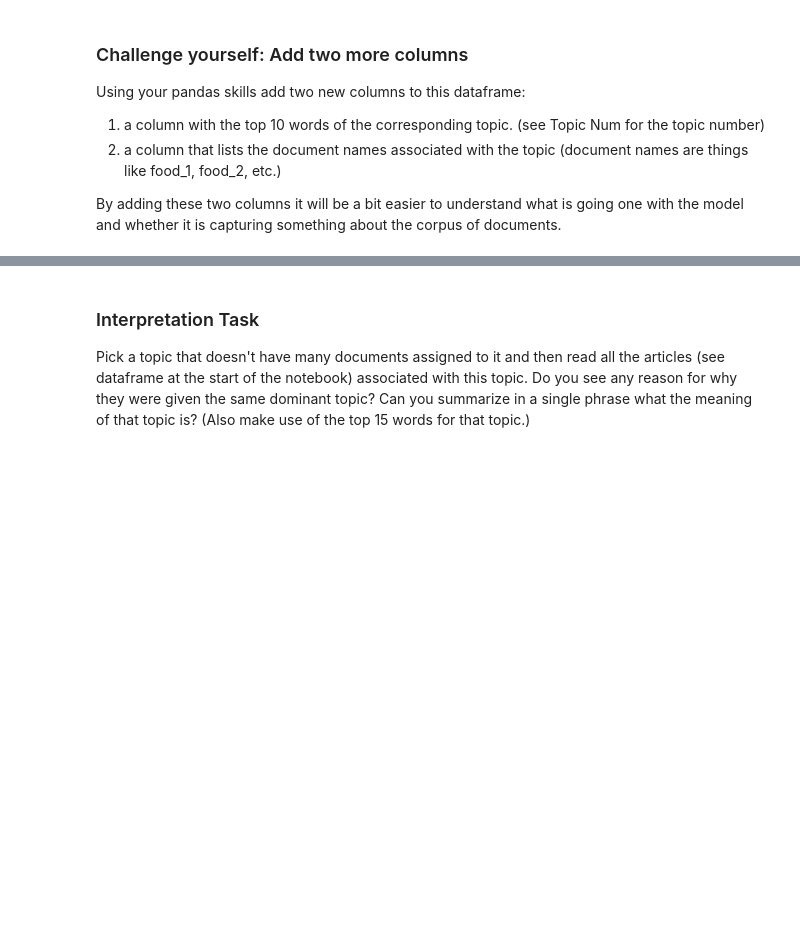
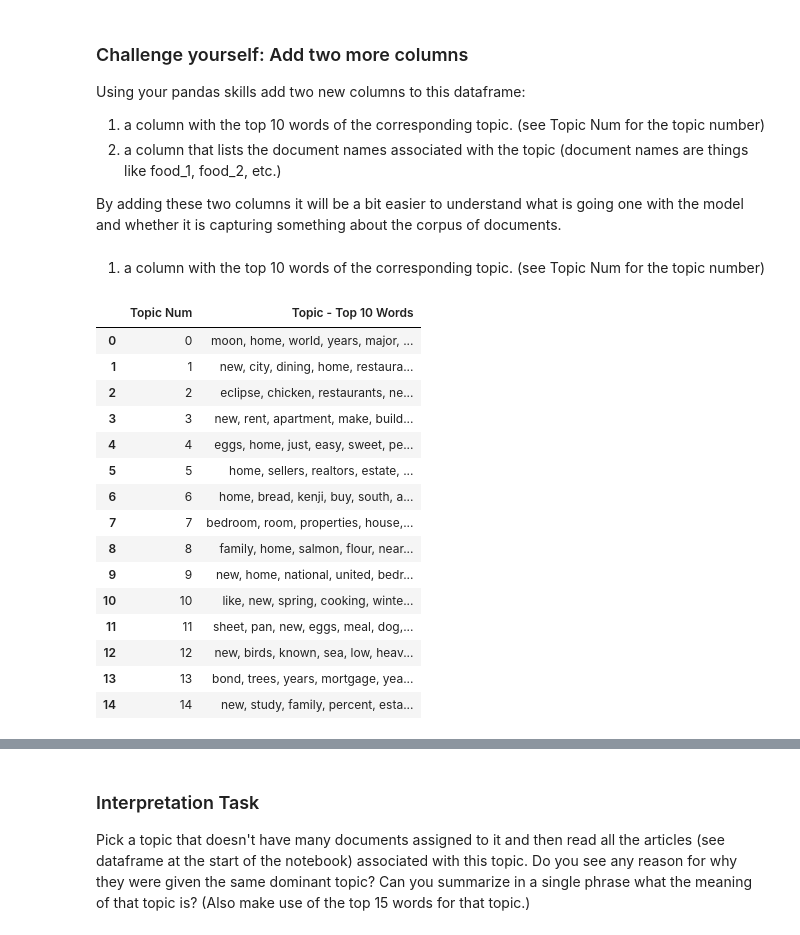
Before and after one commit to tsrogers9/cs3152024, a Jupyter notebook: CS315Week13LectureCode/TopicModeling/Topid Modeling with LDA.ipynb, the cells around one changed output, grey strips where cells are left out. Drawn from its saved outputs; the diff is of its cells as text; code cells hidden in the pictures; blank space fills up the shorter version.

```diff
--- a/CS315Week13LectureCode/TopicModeling/Topid Modeling with LDA.ipynb
+++ b/CS315Week13LectureCode/TopicModeling/Topid Modeling with LDA.ipynb
@@ -294,3 +553,29 @@ Using your pandas skills add two new columns to this dataframe:
 2. a column that lists the document names associated with the topic (document names are things like food_1, food_2, etc.)
 
 By adding these two columns it will be a bit easier to understand what is going one with the model and whether it is capturing something about the corpus of documents.
+# %% [markdown]
+1. a column with the top 10 words of the corresponding topic. (see Topic Num for the topic number)
+# %%
+topic_top10words_df = pd.DataFrame(columns =['Topic Num', 'Topic - Top 10 Words'])
+for topic in displayHeader(lda, feature_names, 10):
+    topic_num = topic.split(':')[0].split()[1]
+    topic_list = topic.split(':')[1]
+    topic_top10words_df.loc[len(topic_top10words_df.index)] = [topic_num, topic_list]
+topic_top10words_df
+# %% [output]
+|  | Topic Num | Topic - Top 10 Words |
+| 0 | 0 | moon, home, world, years, major, ... |
+| 1 | 1 | new, city, dining, home, restaura... |
+| 2 | 2 | eclipse, chicken, restaurants, ne... |
+| 3 | 3 | new, rent, apartment, make, build... |
+| 4 | 4 | eggs, home, just, easy, sweet, pe... |
+| 5 | 5 | home, sellers, realtors, estate, ... |
+| 6 | 6 | home, bread, kenji, buy, south, a... |
+| 7 | 7 | bedroom, room, properties, house,... |
+| 8 | 8 | family, home, salmon, flour, near... |
+| 9 | 9 | new, home, national, united, bedr... |
+| 10 | 10 | like, new, spring, cooking, winte... |
+| 11 | 11 | sheet, pan, new, eggs, meal, dog,... |
+| 12 | 12 | new, birds, known, sea, low, heav... |
+| 13 | 13 | bond, trees, years, mortgage, yea... |
+| 14 | 14 | new, study, family, percent, esta... |
```
Also changed, not shown: parts of 52 cells of this notebook, 3 other files.
